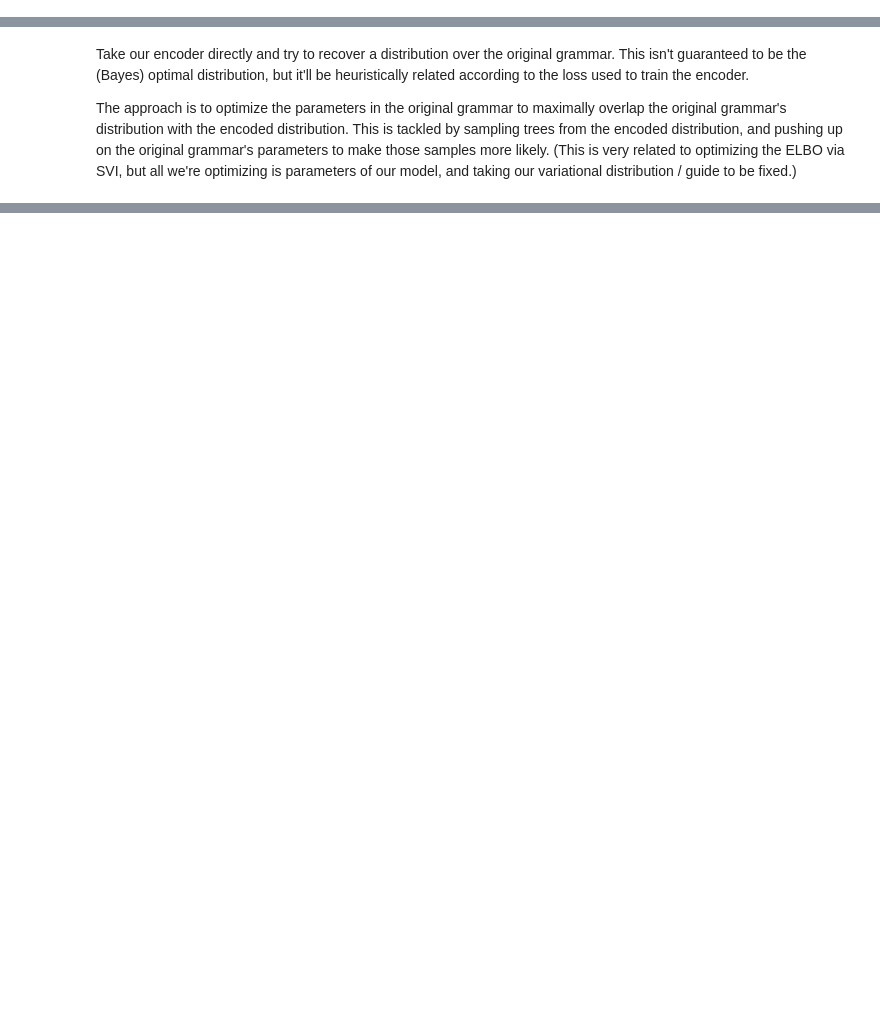
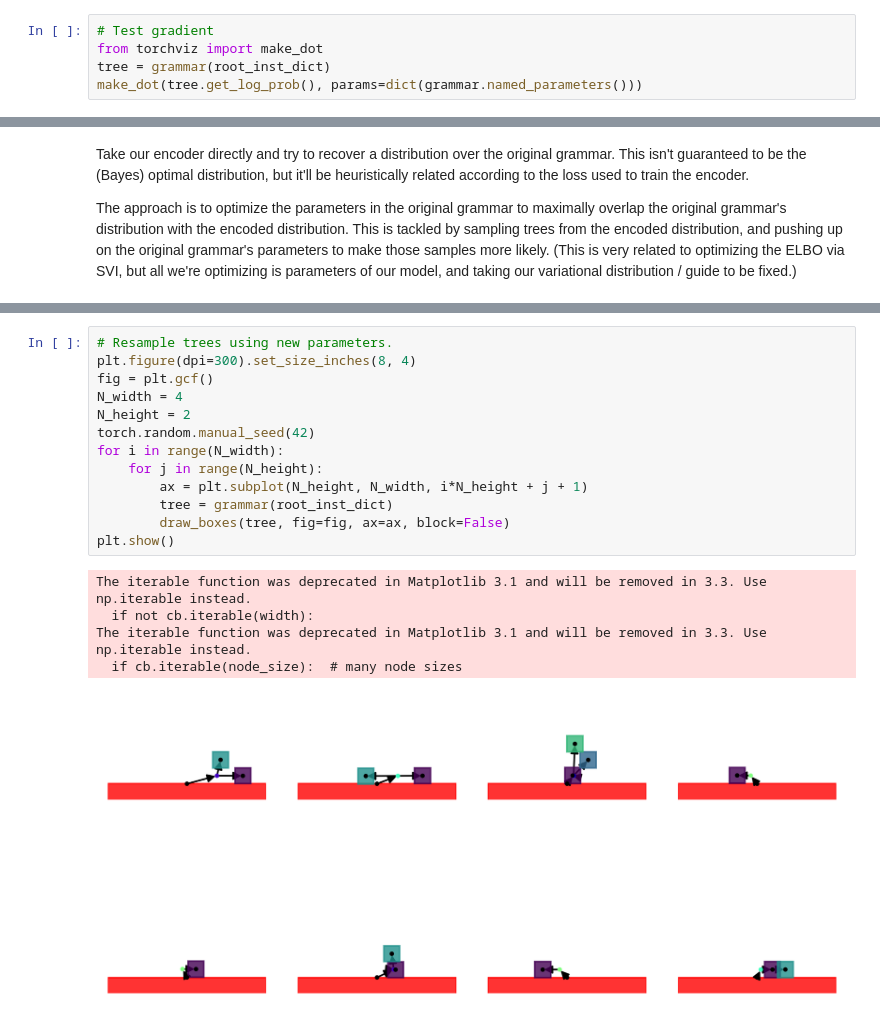
Before and after one commit to gizatt/spatial_scene_grammars, a Jupyter notebook: spatial_scene_grammars_examples/planar_box_stacks/grammar_fitting_with_grammar_encoder.ipynb, the cells around one changed output, grey strips where cells are left out. Drawn from its saved outputs; the diff is of its cells as text; blank space fills up the shorter version.

```diff
--- a/spatial_scene_grammars_examples/planar_box_stacks/grammar_fitting_with_grammar_encoder.ipynb
+++ b/spatial_scene_grammars_examples/planar_box_stacks/grammar_fitting_with_grammar_encoder.ipynb
@@ -133,0 +116,5 @@ Err:  tensor(232.0417, grad_fn=<SumBackward0>)
+# %%
+# Test gradient
+from torchviz import make_dot
+tree = grammar(root_inst_dict)
+make_dot(tree.get_log_prob(), params=dict(grammar.named_parameters()))
@@ -269,0 +248,19 @@ for k, (key, value) in enumerate(param_historys.items()):
+# %%
+# Resample trees using new parameters.
+plt.figure(dpi=300).set_size_inches(8, 4)
+fig = plt.gcf()
+N_width = 4
+N_height = 2
+torch.random.manual_seed(42)
+for i in range(N_width):
+    for j in range(N_height):
+        ax = plt.subplot(N_height, N_width, i*N_height + j + 1)
+        tree = grammar(root_inst_dict)
+        draw_boxes(tree, fig=fig, ax=ax, block=False)
+plt.show()
+# %% [output]
+The iterable function was deprecated in Matplotlib 3.1 and will be removed in 3.3. Use np.iterable instead.
+  if not cb.iterable(width):
+The iterable function was deprecated in Matplotlib 3.1 and will be removed in 3.3. Use np.iterable instead.
+  if cb.iterable(node_size):  # many node sizes
+[figure, added]
```
Also changed, not shown: parts of 8 cells of this notebook, 4 other files.
